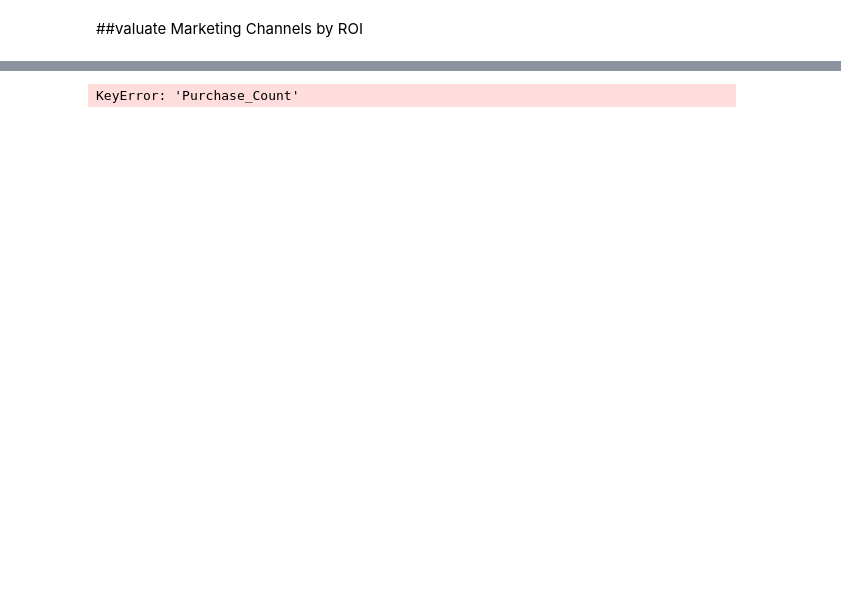
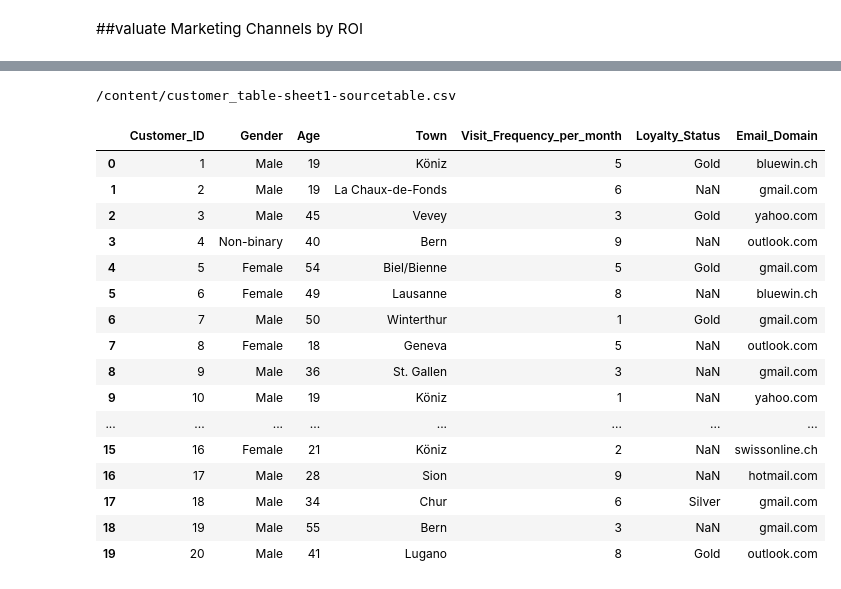
Before and after one commit to Mainabryan/-DropNet-Predicting-University-Dropout-Risk-in-Kenya, a Jupyter notebook: Swiss_clothing_brand.ipynb, the cells around one changed output, grey strips where cells are left out. Drawn from its saved outputs; the diff is of its cells as text; code cells hidden in the pictures; blank space fills up the shorter version.

```diff
--- a/Swiss_clothing_brand.ipynb
+++ b/Swiss_clothing_brand.ipynb
@@ -1146,22 +796,0 @@ print("🔁 Avg. Restock Frequency per Product:", round(restock_counts, 2))
-# %%
-customer_table = pd.read_csv('/content/customer_table-sheet1-sourcetable.csv')
-
-# Loyalty based on previous orders
-order_counts = sales_table.groupby('Customer_ID')['Sale_ID'].count().reset_index()
-order_counts.rename(columns={'Sale_ID': 'order_count'}, inplace=True)
-
-# Merge
-merged = pd.merge(customer_table, order_counts, on='Customer_ID', how='left')
-merged['order_count'].fillna(0, inplace=True)
-
-loyal_customers = merged[merged['order_count'] > 5].shape[0]
-one_time_customers = merged[merged['order_count'] <= 1].shape[0]
-total_customers = merged.shape[0]
-
-loyal_pct = (loyal_customers / total_customers) * 100
-one_time_pct = (one_time_customers / total_customers) * 100
-avg_age = merged['Age'].mean()
-
-print("💎 Loyal Customers:", round(loyal_pct, 2), "%")
-print("👤 One-time Customers:", round(one_time_pct, 2), "%")
-print("🎯 Average Age:", round(avg_age, 1))
@@ -1240,15 +797,24 @@ print(f"💹 Avg Profit per Order: {avg_profit_order:.2f} CHF")
-# %%
-# Customer Analysis
-loyal_customers = customer_table[customer_table['Purchase_Count'] > 3].shape[0]
-one_time_customers = customer_table[customer_table['Purchase_Count'] == 1].shape[0]
-total_customers = customer_table.shape[0]
-
-loyal_pct = (loyal_customers / total_customers) * 100
-one_time_pct = (one_time_customers / total_customers) * 100
-avg_age = customer_table['Age'].mean()
-
-print(f"Loyal Customers: {loyal_pct:.2f}%")
-print(f"One-time Customers: {one_time_pct:.2f}%")
-print(f"Average Age: {avg_age:.1f}")
-# %% [output]
-KeyError: 'Purchase_Count'
+# %%
+print('/content/customer_table-sheet1-sourcetable.csv')
+# %% [output]
+/content/customer_table-sheet1-sourcetable.csv
+# %%
+display(customer_table.head(20))
+# %% [output]
+|  | Customer_ID | Gender | Age | Town | Visit_Frequency_per_month | Loyalty_Status | Email_Domain |
+| 0 | 1 | Male | 19 | Köniz | 5 | Gold | bluewin.ch |
+| 1 | 2 | Male | 19 | La Chaux-de-Fonds | 6 | NaN | gmail.com |
+| 2 | 3 | Male | 45 | Vevey | 3 | Gold | yahoo.com |
+| 3 | 4 | Non-binary | 40 | Bern | 9 | NaN | outlook.com |
+| 4 | 5 | Female | 54 | Biel/Bienne | 5 | Gold | gmail.com |
+| 5 | 6 | Female | 49 | Lausanne | 8 | NaN | bluewin.ch |
+| 6 | 7 | Male | 50 | Winterthur | 1 | Gold | gmail.com |
+| 7 | 8 | Female | 18 | Geneva | 5 | NaN | outlook.com |
+| 8 | 9 | Male | 36 | St. Gallen | 3 | NaN | gmail.com |
+| 9 | 10 | Male | 19 | Köniz | 1 | NaN | yahoo.com |
+| ... | ... | ... | ... | ... | ... | ... | ... |
+| 15 | 16 | Female | 21 | Köniz | 2 | NaN | swissonline.ch |
+| 16 | 17 | Male | 28 | Sion | 9 | NaN | hotmail.com |
+| 17 | 18 | Male | 34 | Chur | 6 | Silver | gmail.com |
+| 18 | 19 | Male | 55 | Bern | 3 | NaN | gmail.com |
+| 19 | 20 | Male | 41 | Lugano | 8 | Gold | outlook.com |
```
Also changed, not shown: parts of 46 cells of this notebook.
